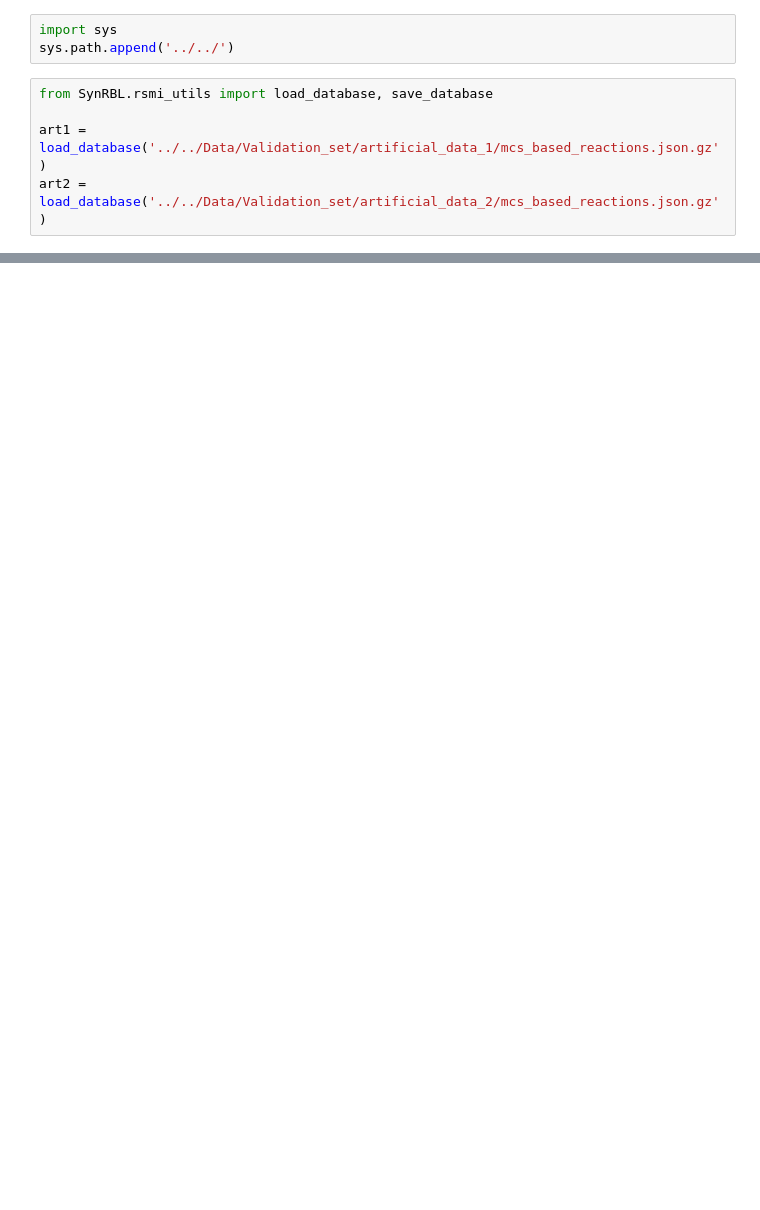
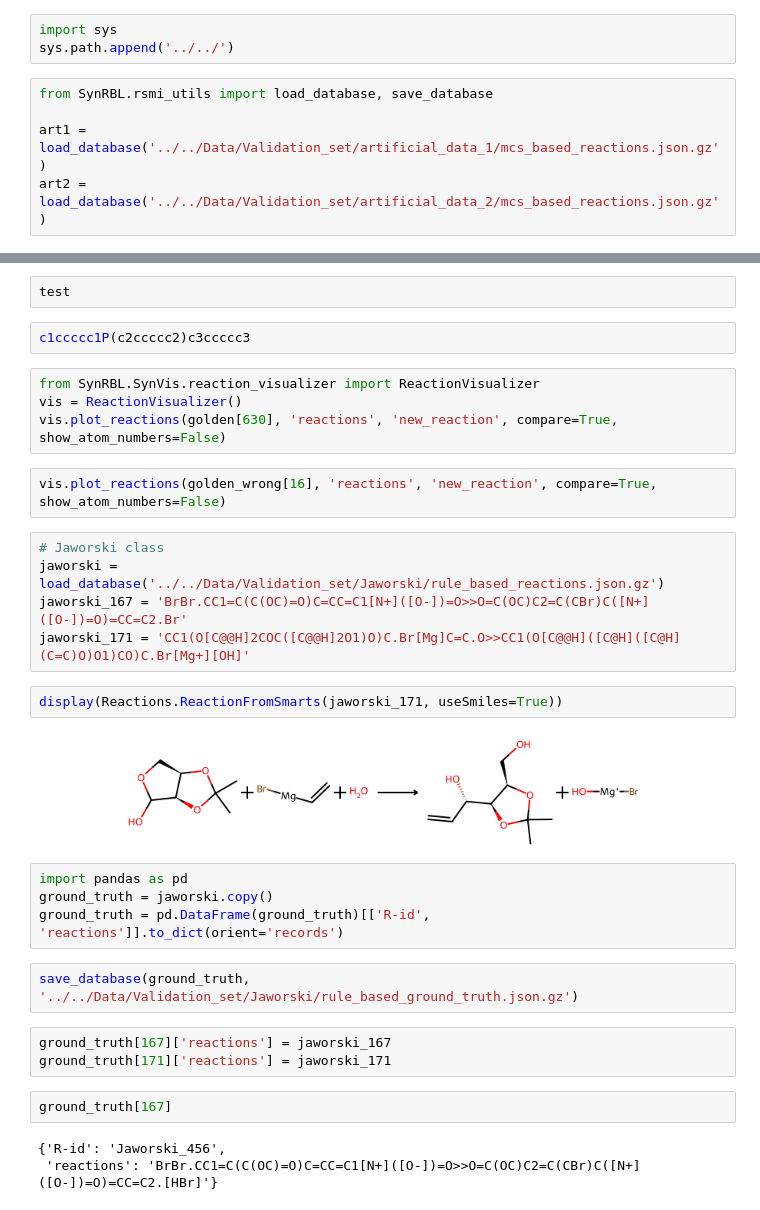
Before and after one commit to TieuLongPhan/SynRBL, a Jupyter notebook: Pipeline/Validation/test.ipynb, the cells around one changed output, grey strips where cells are left out. Saved outputs shown, nothing was run; the diff lists cells and outputs as text; blank space fills up the shorter version.

```diff
--- a/Pipeline/Validation/test.ipynb
+++ b/Pipeline/Validation/test.ipynb
@@ -225,0 +107,33 @@ vis.plot_reactions(jaworski[2], 'reactions', 'new_reaction', compare=True)
+# %%
+test
+# %%
+c1ccccc1P(c2ccccc2)c3ccccc3
+# %%
+from SynRBL.SynVis.reaction_visualizer import ReactionVisualizer
+vis = ReactionVisualizer()
+vis.plot_reactions(golden[630], 'reactions', 'new_reaction', compare=True, show_atom_numbers=False)
+# %%
+vis.plot_reactions(golden_wrong[16], 'reactions', 'new_reaction', compare=True, show_atom_numbers=False)
+# %%
+# Jaworski class
+jaworski = load_database('../../Data/Validation_set/Jaworski/rule_based_reactions.json.gz')
+jaworski_167 = 'BrBr.CC1=C(C(OC)=O)C=CC=C1[N+]([O-])=O>>O=C(OC)C2=C(CBr)C([N+]([O-])=O)=CC=C2.Br'
+jaworski_171 = 'CC1(O[C@@H]2COC([C@@H]2O1)O)C.Br[Mg]C=C.O>>CC1(O[C@@H]([C@H]([C@H](C=C)O)O1)CO)C.Br[Mg+][OH]'
+# %%
+display(Reactions.ReactionFromSmarts(jaworski_171, useSmiles=True))
+# %% [output]
+[figure, added]
+# %%
+import pandas as pd
+ground_truth = jaworski.copy()
+ground_truth = pd.DataFrame(ground_truth)[['R-id', 'reactions']].to_dict(orient='records')
+# %%
+save_database(ground_truth, '../../Data/Validation_set/Jaworski/rule_based_ground_truth.json.gz')
+# %%
+ground_truth[167]['reactions'] = jaworski_167
+ground_truth[171]['reactions'] = jaworski_171
+# %%
+ground_truth[167]
+# %% [output]
+{'R-id': 'Jaworski_456',
+ 'reactions': 'BrBr.CC1=C(C(OC)=O)C=CC=C1[N+]([O-])=O>>O=C(OC)C2=C(CBr)C([N+]([O-])=O)=CC=C2.[HBr]'}
```
Also changed, not shown: parts of 50 cells of this notebook, 18 other files.
